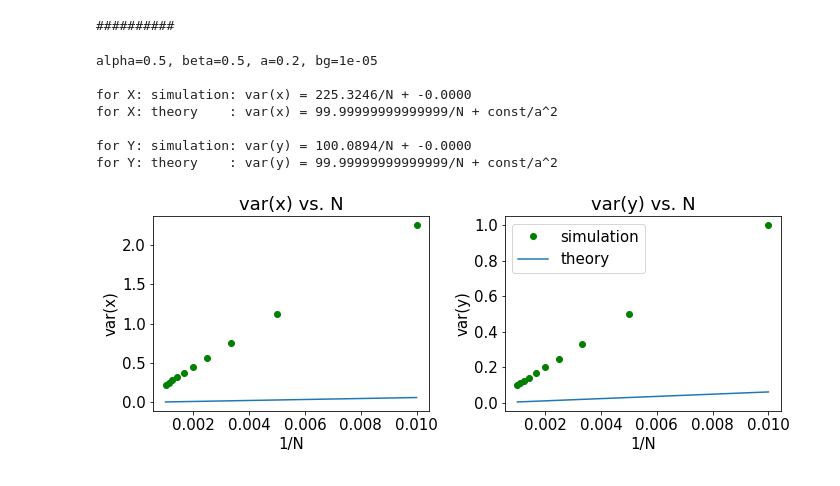
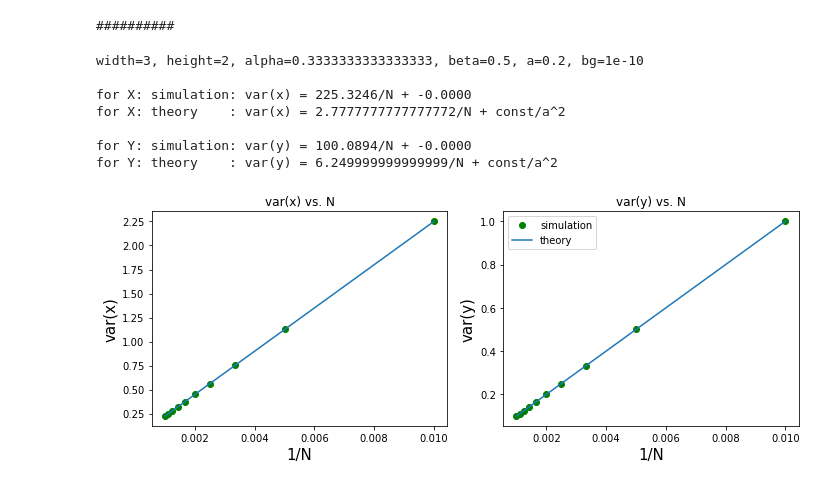
Before and after one commit to insepien/snPrj, a Jupyter notebook: Rotated-test.ipynb, the cells around one changed output. Saved outputs shown, nothing was run; the diff lists cells and outputs as text; code cells hidden in the pictures.

```diff
--- a/Rotated-test.ipynb
+++ b/Rotated-test.ipynb
@@ -565,9 +565,9 @@ def para(a,b,theta):
 
 theta = np.pi/4*0
 n = 20
-alpha0 = 3
-beta0 = 2
-alpha,beta,gamma = para(1/alpha0,1/beta0,theta)
+width = 3
+height = 2
+alpha,beta,gamma = para(1/width,1/height,theta)
 xmax = 3*8
 ymax = xmax
 thetaX = (xmax-1)/2
@@ -595,39 +595,39 @@ varY = df["var(y)"]
 poptX, pcov = optimize.curve_fit(line, 1/N, varX)
 poptY, pcov = optimize.curve_fit(line, 1/N, varY)
 
 fig,ax = plt.subplots(1,2,figsize=(10,4))
 
 ax[0].plot(1/N,line(1/N, poptX[0], poptX[1]),"go", label="simulation")
-ax[0].plot(1/N, line(1/N, alpha**2/a**2, 0),label="theory")
+ax[0].plot(1/N, line(1/N, width**2/a**2, 0),label="theory")
 ax[0].set_xlabel("1/N")
 ax[0].set_ylabel("var(x)")
 ax[0].set_title("var(x) vs. N")
 
 ax[1].plot(1/N,line(1/N, poptY[0], poptY[1]),"go", label="simulation")
-ax[1].plot(1/N, line(1/N, beta**2/a**2, 0),label="theory")
+ax[1].plot(1/N, line(1/N, height**2/a**2, 0),label="theory")
 ax[1].set_xlabel("1/N")
 ax[1].set_ylabel("var(y)")
 ax[1].set_title("var(y) vs. N")
 ax[1].legend()
 
 
 
 fig.tight_layout()
 ;
 
-print(f"alpha={alpha}, beta={beta}, a={a}, bg={thetabg}")
+print(f"width={width}, height={height}, alpha={alpha}, beta={beta}, a={a}, bg={thetabg}")
 print()
 print(f"for X: simulation: var(x) = {poptX[0]:.4f}/N + {poptX[1]:.4f}")
-print(f"for X: theory    : var(x) = {(1/alpha)**2/a**2}/N + const/a^2")
+print(f"for X: theory    : var(x) = {(1/width)**2/a**2}/N + const/a^2")
 print()
 print(f"for Y: simulation: var(y) = {poptY[0]:.4f}/N + {poptY[1]:.4f}")
-print(f"for Y: theory    : var(y) = {(1/beta)**2/a**2}/N + const/a^2")
+print(f"for Y: theory    : var(y) = {(1/height)**2/a**2}/N + const/a^2")
 # %% [output]
-alpha=0.5, beta=0.5, a=0.2, bg=1e-05
+width=3, height=2, alpha=0.3333333333333333, beta=0.5, a=0.2, bg=1e-10
 
 for X: simulation: var(x) = 225.3246/N + -0.0000
-for X: theory    : var(x) = 99.99999999999999/N + const/a^2
+for X: theory    : var(x) = 2.7777777777777772/N + const/a^2
 
 for Y: simulation: var(y) = 100.0894/N + -0.0000
-for Y: theory    : var(y) = 99.99999999999999/N + const/a^2
+for Y: theory    : var(y) = 6.249999999999999/N + const/a^2
-[figure, old version]
+[figure, new version]
```
Also changed, not shown: parts of 2 cells of this notebook, 1 other file.
